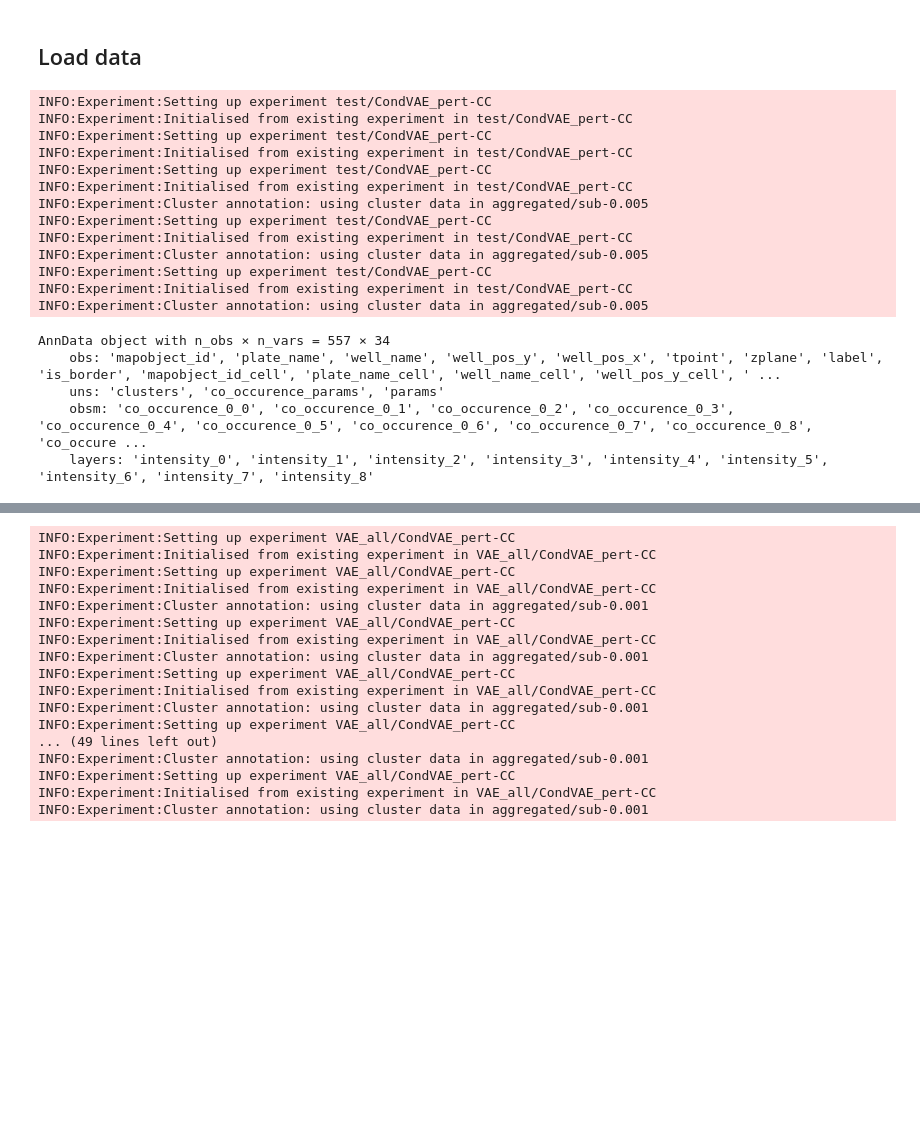
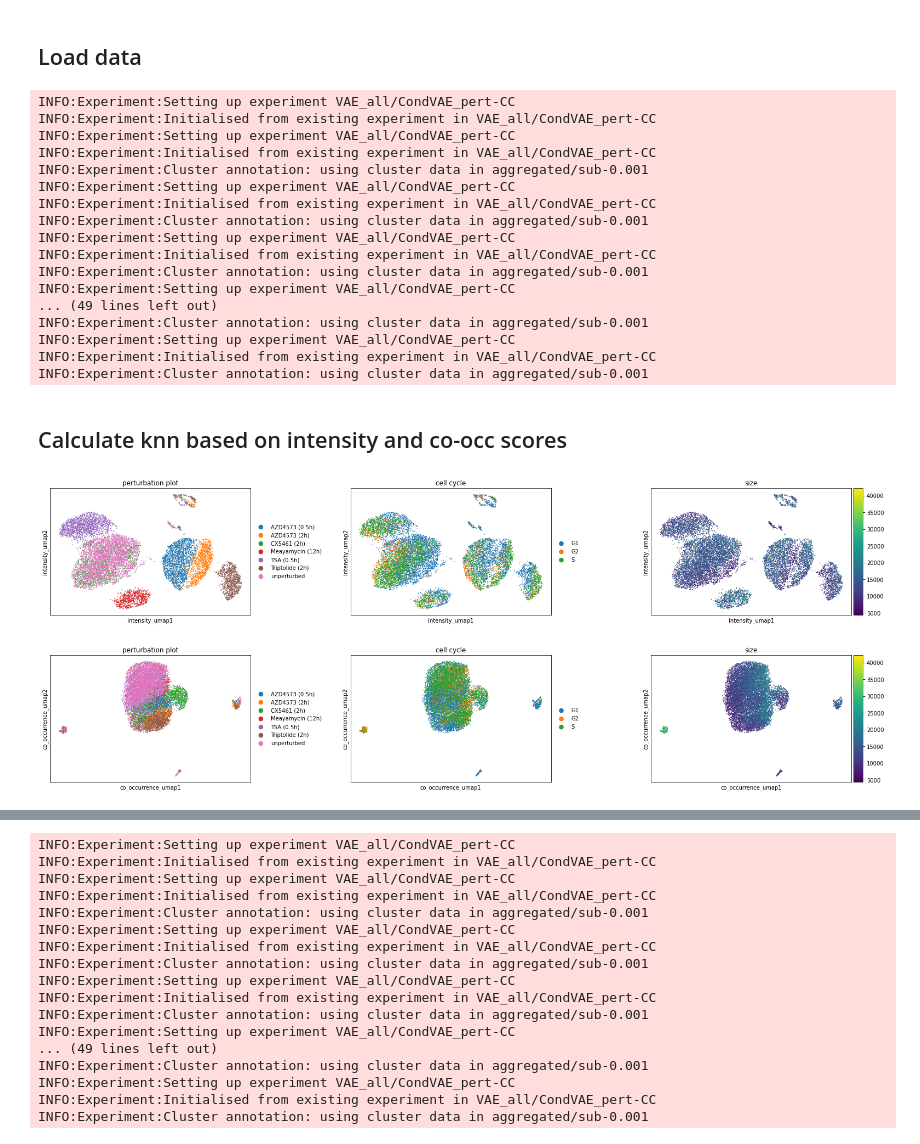
Before and after one commit to theislab/campa_ana, a Jupyter notebook: figures/fig3_perturbation_comparison.ipynb, the cells around one changed output, grey strips where cells are left out. Cells and saved outputs as stored; diff of their text form; code cells hidden in the pictures; blank space fills up the shorter version.

Commit message:
update fig3 plots

```diff
--- a/figures/fig3_perturbation_comparison.ipynb
+++ b/figures/fig3_perturbation_comparison.ipynb
@@ -61,29 +110,43 @@ pipeline_class: type numba.compiler.CompilerBase
 # %% [markdown]
 ## Load data
 # %%
-# first on test experiment, because not all co-occs are calculated
-exp = Experiment.from_dir('test/CondVAE_pert-CC')
-extrs = {data_dir: FeatureExtractor.from_adata(os.path.join(exp.full_path, 'aggregated/full_data', data_dir, 'features.h5ad'))
+exp = Experiment.from_dir('VAE_all/CondVAE_pert-CC')
+extrs = {data_dir: FeatureExtractor.from_adata(os.path.join(exp.full_path, 'aggregated/full_data', data_dir, 'features_annotation.h5ad'))
     for data_dir in exp.data_params['data_dirs']}
+
+# get combined adata
+adata = ad.concat([extr.adata for extr in extrs.values()], index_unique='-', uns_merge='same')
+add_perturbation_plot(adata)
 # %% [output]
-INFO:Experiment:Setting up experiment test/CondVAE_pert-CC
-INFO:Experiment:Initialised from existing experiment in test/CondVAE_pert-CC
-INFO:Experiment:Setting up experiment test/CondVAE_pert-CC
-INFO:Experiment:Initialised from existing experiment in test/CondVAE_pert-CC
-INFO:Experiment:Setting up experiment test/CondVAE_pert-CC
-INFO:Experiment:Initialised from existing experiment in test/CondVAE_pert-CC
-INFO:Experiment:Cluster annotation: using cluster data in aggregated/sub-0.005
-INFO:Experiment:Setting up experiment test/CondVAE_pert-CC
-INFO:Experiment:Initialised from existing experiment in test/CondVAE_pert-CC
-INFO:Experiment:Cluster annotation: using cluster data in aggregated/sub-0.005
-INFO:Experiment:Setting up experiment test/CondVAE_pert-CC
-INFO:Experiment:Initialised from existing experiment in test/CondVAE_pert-CC
-INFO:Experiment:Cluster annotation: using cluster data in aggregated/sub-0.005
+INFO:Experiment:Setting up experiment VAE_all/CondVAE_pert-CC
+INFO:Experiment:Initialised from existing experiment in VAE_all/CondVAE_pert-CC
+INFO:Experiment:Setting up experiment VAE_all/CondVAE_pert-CC
+INFO:Experiment:Initialised from existing experiment in VAE_all/CondVAE_pert-CC
+INFO:Experiment:Cluster annotation: using cluster data in aggregated/sub-0.001
+INFO:Experiment:Setting up experiment VAE_all/CondVAE_pert-CC
+INFO:Experiment:Initialised from existing experiment in VAE_all/CondVAE_pert-CC
+INFO:Experiment:Cluster annotation: using cluster data in aggregated/sub-0.001
+INFO:Experiment:Setting up experiment VAE_all/CondVAE_pert-CC
+INFO:Experiment:Initialised from existing experiment in VAE_all/CondVAE_pert-CC
+INFO:Experiment:Cluster annotation: using cluster data in aggregated/sub-0.001
+INFO:Experiment:Setting up experiment VAE_all/CondVAE_pert-CC
+... (49 lines left out)
+INFO:Experiment:Cluster annotation: using cluster data in aggregated/sub-0.001
+INFO:Experiment:Setting up experiment VAE_all/CondVAE_pert-CC
+INFO:Experiment:Initialised from existing experiment in VAE_all/CondVAE_pert-CC
+INFO:Experiment:Cluster annotation: using cluster data in aggregated/sub-0.001
-# %%
-extrs['184A1_unperturbed/I09'].adata
-# %% [output]
-AnnData object with n_obs × n_vars = 557 × 34
-    obs: 'mapobject_id', 'plate_name', 'well_name', 'well_pos_y', 'well_pos_x', 'tpoint', 'zplane', 'label', 'is_border', 'mapobject_id_cell', 'plate_name_cell', 'well_name_cell', 'well_pos_y_cell', ' ...
-    uns: 'clusters', 'co_occurence_params', 'params'
-    obsm: 'co_occurence_0_0', 'co_occurence_0_1', 'co_occurence_0_2', 'co_occurence_0_3', 'co_occurence_0_4', 'co_occurence_0_5', 'co_occurence_0_6', 'co_occurence_0_7', 'co_occurence_0_8', 'co_occure ...
-    layers: 'intensity_0', 'intensity_1', 'intensity_2', 'intensity_3', 'intensity_4', 'intensity_5', 'intensity_6', 'intensity_7', 'intensity_8'
+# %% [markdown]
+## Calculate knn based on intensity and co-occ scores
+# %%
+calc_co_occ_knn(adata, key_added='co_occurrence')
+adata.obsm['X_co_occurrence_umap'] = sc.tl.umap(adata, neighbors_key='co_occurrence', copy=True).obsm['X_umap']
+# %%
+calc_intensity_knn(adata, key_added='intensity')
+adata.obsm['X_intensity_umap'] = sc.tl.umap(adata, neighbors_key='intensity', copy=True).obsm['X_umap']
+# %%
+adata.obs['size'] = adata.obsm['size']['all']
+sc.pl.scatter(adata, basis='intensity_umap', color=['perturbation_plot', 'cell_cycle', 'size'])
+sc.pl.scatter(adata, basis='co_occurrence_umap', color=['perturbation_plot', 'cell_cycle', 'size'])
+# %% [output]
+[figure, added]
+[figure, added]
```
Also changed, not shown: parts of 12 cells of this notebook.
